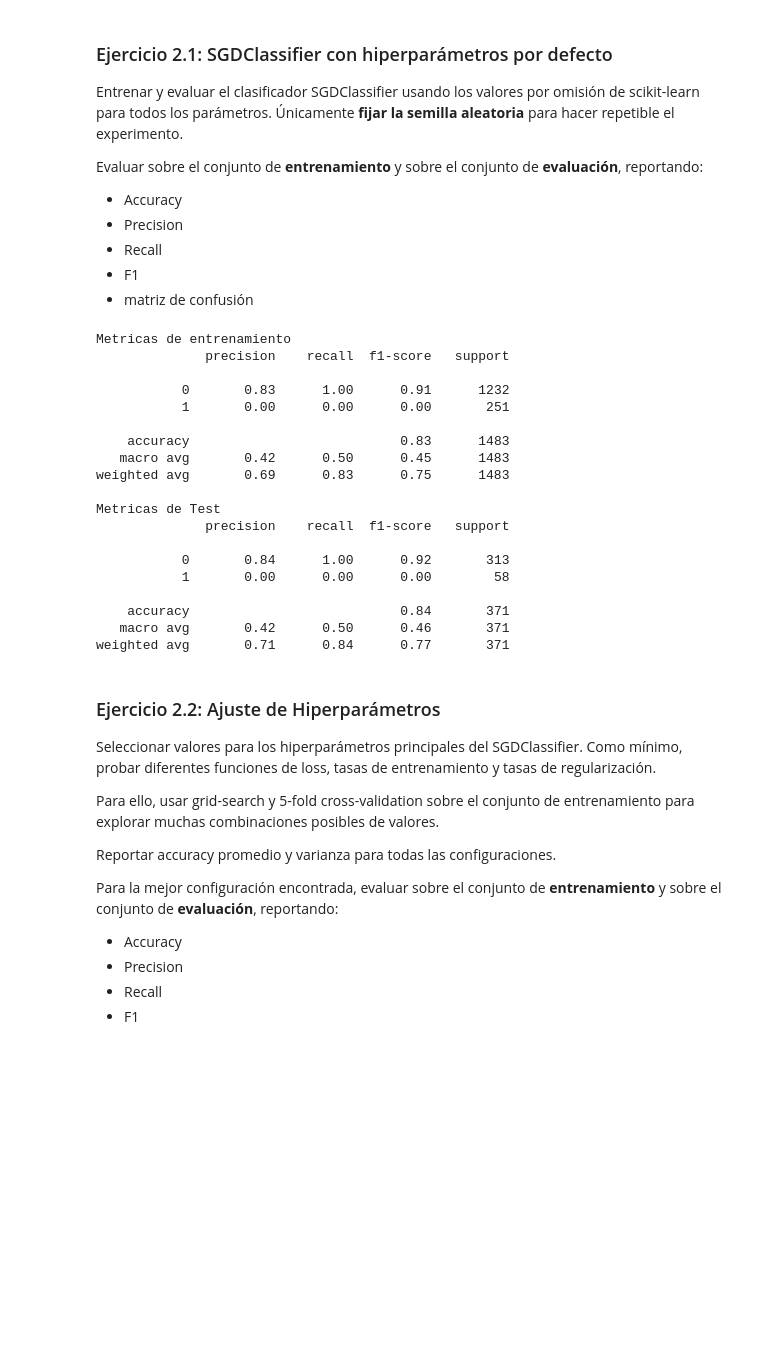
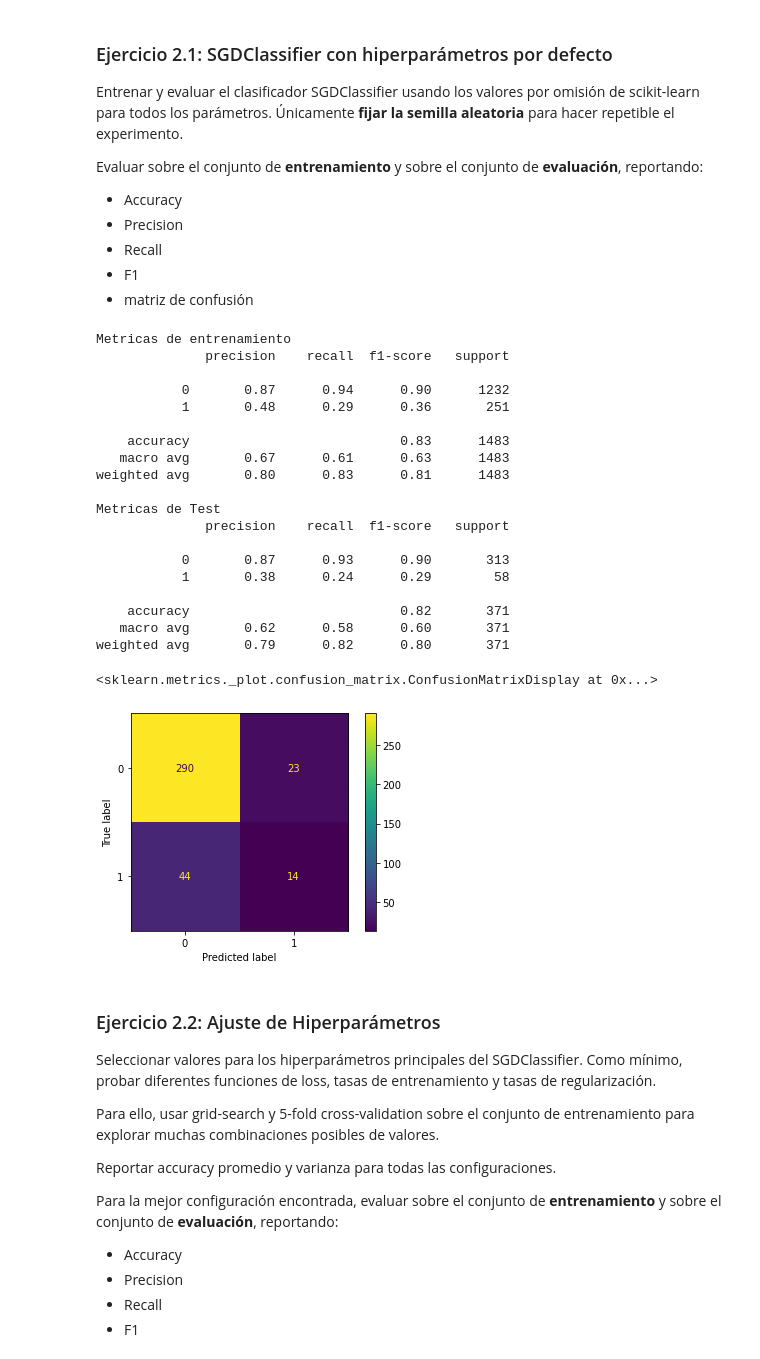
Before and after one commit to nicocarrion1/IntroduccionAprendizajeAutomatico, a Jupyter notebook: Trabajo-Practico-2 Parte.ipynb, the cells around one changed output. Saved outputs shown, nothing was run; the diff lists cells and outputs as text; code cells hidden in the pictures; blank space fills up the shorter version.

```diff
--- a/Trabajo-Practico-2 Parte.ipynb
+++ b/Trabajo-Practico-2 Parte.ipynb
@@ -167,11 +167,15 @@ Evaluar sobre el conjunto de **entrenamiento** y sobre el conjunto de **evaluaci
 # %%
 from sklearn.linear_model import SGDClassifier
 from sklearn.metrics import classification_report
+from sklearn.preprocessing import StandardScaler
+from sklearn.pipeline import make_pipeline
 
-model = SGDClassifier(random_state=0)
-model.fit(X_train,y_train)
-test_predictions=model.predict(X_test)
-train_predictions=model.predict(X_train)
+
+clf = make_pipeline(StandardScaler(),
+                 SGDClassifier(random_state = 42))
+clf.fit(X_train,y_train)
+test_predictions=clf.predict(X_test)
+train_predictions=clf.predict(X_train)
 
 print('Metricas de entrenamiento')
 
@@ -184,22 +188,31 @@ print(classification_report(y_test, test_predictions,zero_division=0))
 Metricas de entrenamiento
               precision    recall  f1-score   support
 
-           0       0.83      1.00      0.91      1232
-           1       0.00      0.00      0.00       251
+           0       0.87      0.94      0.90      1232
+           1       0.48      0.29      0.36       251
 
     accuracy                           0.83      1483
-   macro avg       0.42      0.50      0.45      1483
-weighted avg       0.69      0.83      0.75      1483
+   macro avg       0.67      0.61      0.63      1483
+weighted avg       0.80      0.83      0.81      1483
 
 Metricas de Test
               precision    recall  f1-score   support
 
-           0       0.84      1.00      0.92       313
-           1       0.00      0.00      0.00        58
+           0       0.87      0.93      0.90       313
+           1       0.38      0.24      0.29        58
 
-    accuracy                           0.84       371
-   macro avg       0.42      0.50      0.46       371
-weighted avg       0.71      0.84      0.77       371
+    accuracy                           0.82       371
+   macro avg       0.62      0.58      0.60       371
+weighted avg       0.79      0.82      0.80       371
+# %%
+from sklearn.metrics import confusion_matrix, ConfusionMatrixDisplay
+
+cm = confusion_matrix(y_test, test_predictions)
+disp = ConfusionMatrixDisplay(confusion_matrix=cm)
+disp.plot()
+# %% [output]
+<sklearn.metrics._plot.confusion_matrix.ConfusionMatrixDisplay at 0x...>
+[figure, added]
 # %% [markdown]
 ### Ejercicio 2.2: Ajuste de Hiperparámetros
 
```
Also changed, not shown: parts of 4 cells of this notebook.
